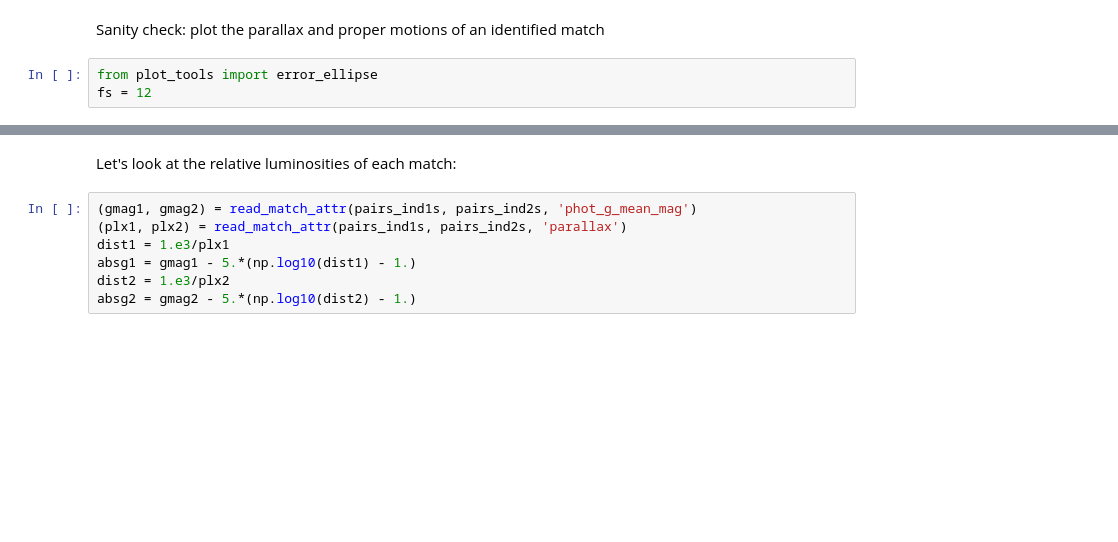
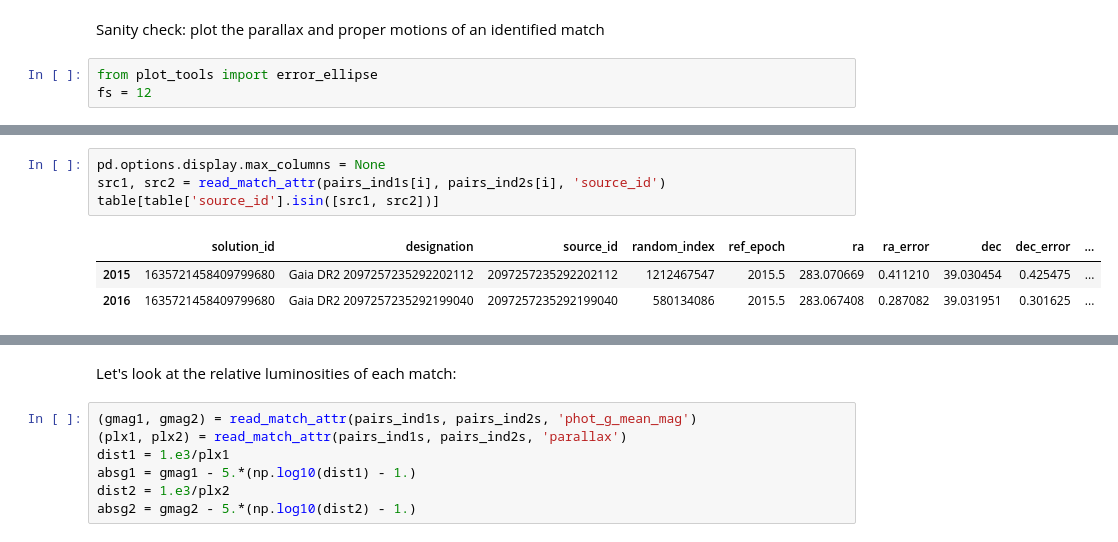
Before and after one commit to megbedell/kepler-pairs, a Jupyter notebook: notebooks/all-kepler-matches.ipynb, the cells around one changed output, grey strips where cells are left out. Drawn from its saved outputs; the diff is of its cells as text; blank space fills up the shorter version.

```diff
--- a/notebooks/all-kepler-matches.ipynb
+++ b/notebooks/all-kepler-matches.ipynb
@@ -229,0 +240,8 @@ match 849000: source_ids (2078461702490729600, 2078462978098136448)
+# %%
+pd.options.display.max_columns = None
+src1, src2 = read_match_attr(pairs_ind1s[i], pairs_ind2s[i], 'source_id')
+table[table['source_id'].isin([src1, src2])]
+# %% [output]
+|  | solution_id | designation | source_id | random_index | ref_epoch | ra | ra_error | dec | dec_error | ... |
+| 2015 | 1635721458409799680 | Gaia DR2 2097257235292202112 | 2097257235292202112 | 1212467547 | 2015.5 | 283.070669 | 0.411210 | 39.030454 | 0.425475 | ... |
+| 2016 | 1635721458409799680 | Gaia DR2 2097257235292199040 | 2097257235292199040 | 580134086 | 2015.5 | 283.067408 | 0.287082 | 39.031951 | 0.301625 | ... |
```
Also changed, not shown: parts of 22 cells of this notebook.
